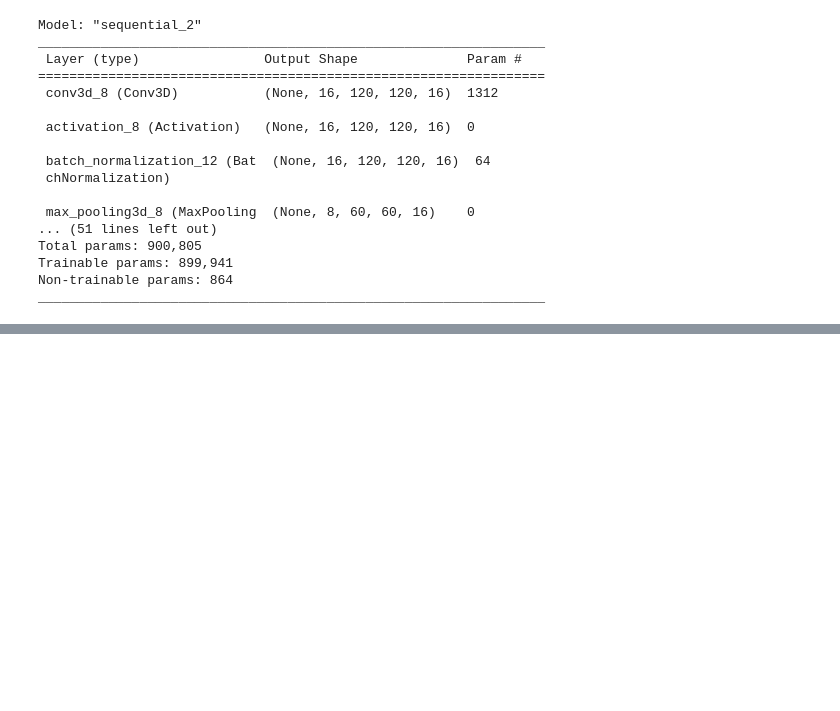
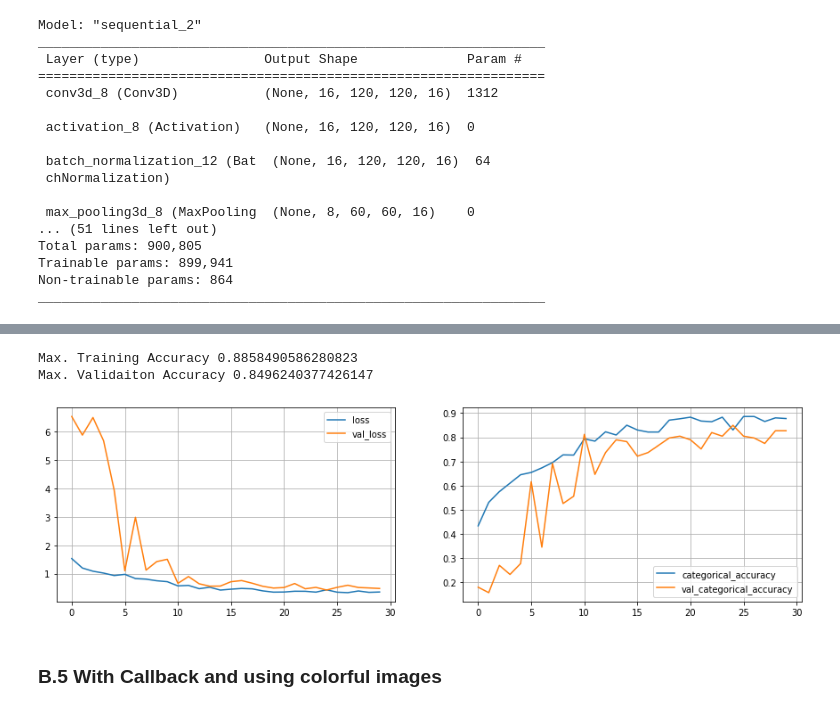
Before and after one commit to Gaahou/MMAI-894-Team-College, a Jupyter notebook: gesturecogn_mac_v7.ipynb, the cells around one changed output, grey strips where cells are left out. Drawn from its saved outputs; the diff is of its cells as text; code cells hidden in the pictures; blank space fills up the shorter version.

Commit message:
Complete Conv3D + Max3D models

```diff
--- a/gesturecogn_mac_v7.ipynb
+++ b/gesturecogn_mac_v7.ipynb
@@ -370,36 +370,36 @@ class BaseModel(ModelBuilder):
 # %%
 class ModelConv3D1(ModelBuilder):
 
-    def define_model(self):
+    def define_model(self, activation='relu'):
 
         model = Sequential()
         model.add(Conv3D(16, (3, 3, 3), padding='same',
                  input_shape=(self.frames_to_sample,self.image_height,self.image_width,self.channels)))
-        model.add(Activation('relu'))
+        model.add(Activation(activation))
         model.add(BatchNormalization())
         model.add(MaxPooling3D(pool_size=(2, 2, 2)))
 
         model.add(Conv3D(32, (2, 2, 2), padding='same'))
-        model.add(Activation('relu'))
+        model.add(Activation(activation))
         model.add(BatchNormalization())
         model.add(MaxPooling3D(pool_size=(2, 2, 2)))
 
         model.add(Conv3D(64, (2, 2, 2), padding='same'))
-        model.add(Activation('relu'))
+        model.add(Activation(activation))
         model.add(BatchNormalization())
         model.add(MaxPooling3D(pool_size=(2, 2, 2)))
 
         model.add(Conv3D(128, (2, 2, 2), padding='same'))
-        model.add(Activation('relu'))
+        model.add(Activation(activation))
         model.add(BatchNormalization())
         model.add(MaxPooling3D(pool_size=(2, 2, 2)))
 
         model.add(Flatten())
-        model.add(Dense(128,activation='relu'))
+        model.add(Dense(128,activation=activation))
         model.add(BatchNormalization())
         model.add(Dropout(0.5))
 
-        model.add(Dense(64,activation='relu'))
+        model.add(Dense(64,activation=activation))
         model.add(BatchNormalization())
         model.add(Dropout(0.25))
 
@@ -579,0 +593,7 @@ Based on B.3, we replace the RELU by ELU to see if there is any improvement
+# %%
+conv_3d1_elu=ModelConv3D1()
+conv_3d1_elu.initialize_path(project_folder)
+conv_3d1_elu.initialize_image_properties(image_height=120,image_width=120)
+conv_3d1_elu.initialize_hyperparams(frames_to_sample=16,batch_size=64,num_epochs=30)
+conv_3d1_elu_model=conv_3d1_elu.define_model(activation='elu')
+conv_3d1_elu_model.summary()
@@ -579,0 +618,2 @@ Based on B.3, we replace the RELU by ELU to see if there is any improvement
+# %%
+history_conv_3d1_model_with_elu=conv_3d1_elu.train_model(conv_3d1_elu_model,augment_data=True,more_augment=False,early_stop=True)
@@ -579,0 +638,8 @@ Based on B.3, we replace the RELU by ELU to see if there is any improvement
+# %%
+plot(history_conv_3d1_model_with_elu)
+# %% [output]
+Max. Training Accuracy 0.8858490586280823
+Max. Validaiton Accuracy 0.8496240377426147
+[figure, added]
+# %% [markdown]
+### B.5 With Callback and using colorful images
```
Also changed, not shown: parts of 86 cells of this notebook, 40 other files.
